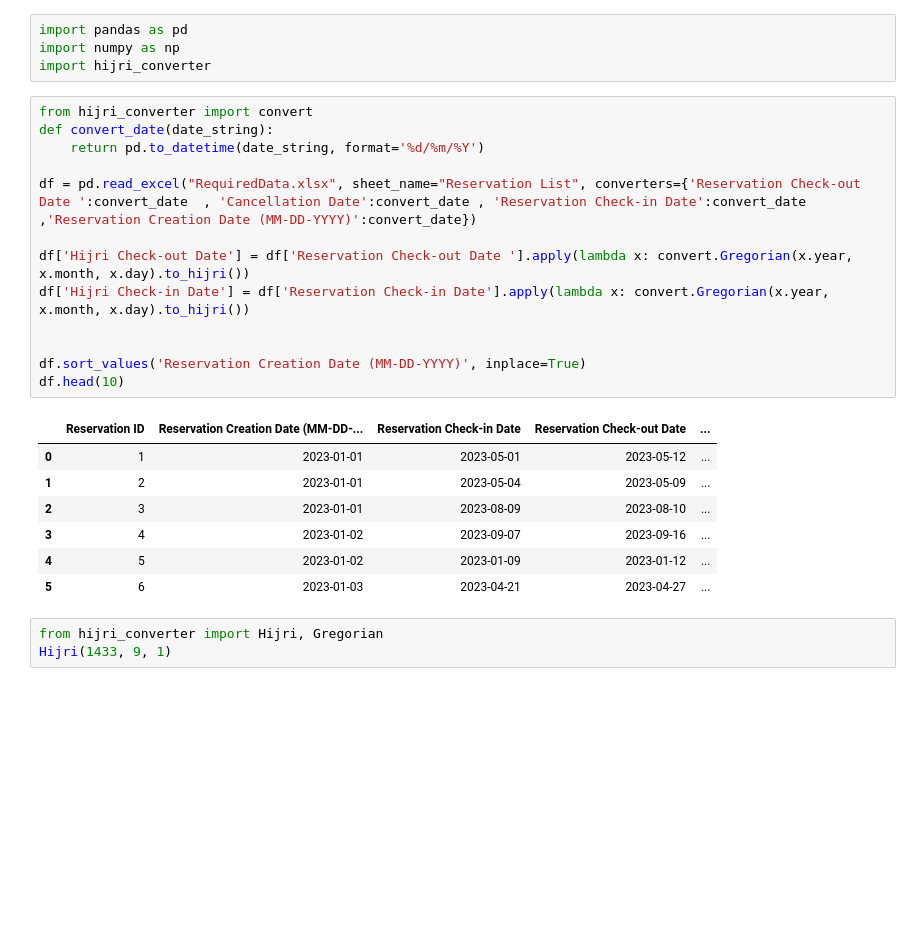
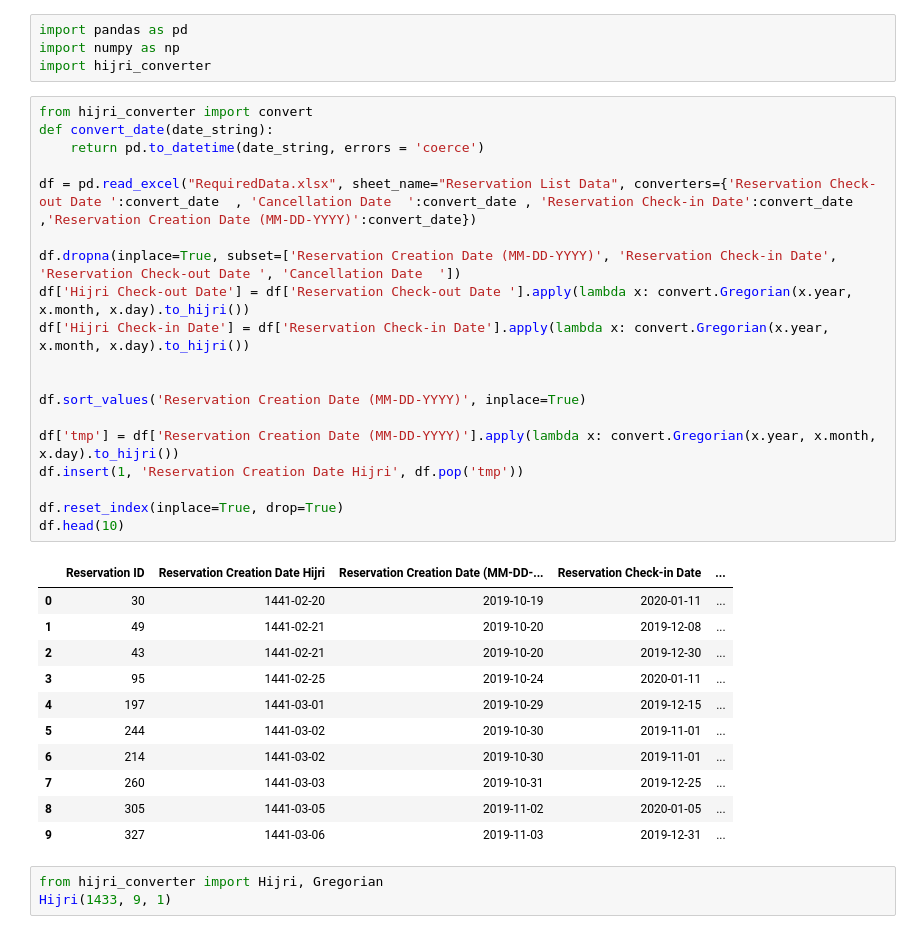
Before and after one commit to Ziadmohamed345/k2s-hotel-reservation, a Jupyter notebook: util-res.ipynb, the cells around one changed output. Saved outputs shown, nothing was run; the diff lists cells and outputs as text; blank space fills up the shorter version.

Commit message:
about to work on real data from 2019 to 2021

```diff
--- a/util-res.ipynb
+++ b/util-res.ipynb
@@ -5,24 +5,34 @@ import hijri_converter
 # %%
 from hijri_converter import convert
 def convert_date(date_string):
-    return pd.to_datetime(date_string, format='%d/%m/%Y')
+    return pd.to_datetime(date_string, errors = 'coerce')
 
-df = pd.read_excel("RequiredData.xlsx", sheet_name="Reservation List", converters={'Reservation Check-out Date ':convert_date  , 'Cancellation Date':convert_date , 'Reservation Check-in Date':convert_date ,'Reservation Creation Date (MM-DD-YYYY)':convert_date})
+df = pd.read_excel("RequiredData.xlsx", sheet_name="Reservation List Data", converters={'Reservation Check-out Date ':convert_date  , 'Cancellation Date  ':convert_date , 'Reservation Check-in Date':convert_date ,'Reservation Creation Date (MM-DD-YYYY)':convert_date})
 
+df.dropna(inplace=True, subset=['Reservation Creation Date (MM-DD-YYYY)', 'Reservation Check-in Date', 'Reservation Check-out Date ', 'Cancellation Date  '])
 df['Hijri Check-out Date'] = df['Reservation Check-out Date '].apply(lambda x: convert.Gregorian(x.year, x.month, x.day).to_hijri())
 df['Hijri Check-in Date'] = df['Reservation Check-in Date'].apply(lambda x: convert.Gregorian(x.year, x.month, x.day).to_hijri())
 
 
 df.sort_values('Reservation Creation Date (MM-DD-YYYY)', inplace=True)
+
+df['tmp'] = df['Reservation Creation Date (MM-DD-YYYY)'].apply(lambda x: convert.Gregorian(x.year, x.month, x.day).to_hijri())
+df.insert(1, 'Reservation Creation Date Hijri', df.pop('tmp'))
+
+df.reset_index(inplace=True, drop=True)
 df.head(10)
 # %% [output]
-|  | Reservation ID | Reservation Creation Date (MM-DD-... | Reservation Check-in Date | Reservation Check-out Date | ... |
-| 0 | 1 | 2023-01-01 | 2023-05-01 | 2023-05-12 | ... |
-| 1 | 2 | 2023-01-01 | 2023-05-04 | 2023-05-09 | ... |
-| 2 | 3 | 2023-01-01 | 2023-08-09 | 2023-08-10 | ... |
-| 3 | 4 | 2023-01-02 | 2023-09-07 | 2023-09-16 | ... |
-| 4 | 5 | 2023-01-02 | 2023-01-09 | 2023-01-12 | ... |
-| 5 | 6 | 2023-01-03 | 2023-04-21 | 2023-04-27 | ... |
+|  | Reservation ID | Reservation Creation Date Hijri | Reservation Creation Date (MM-DD-... | Reservation Check-in Date | ... |
+| 0 | 30 | 1441-02-20 | 2019-10-19 | 2020-01-11 | ... |
+| 1 | 49 | 1441-02-21 | 2019-10-20 | 2019-12-08 | ... |
+| 2 | 43 | 1441-02-21 | 2019-10-20 | 2019-12-30 | ... |
+| 3 | 95 | 1441-02-25 | 2019-10-24 | 2020-01-11 | ... |
+| 4 | 197 | 1441-03-01 | 2019-10-29 | 2019-12-15 | ... |
+| 5 | 244 | 1441-03-02 | 2019-10-30 | 2019-11-01 | ... |
+| 6 | 214 | 1441-03-02 | 2019-10-30 | 2019-11-01 | ... |
+| 7 | 260 | 1441-03-03 | 2019-10-31 | 2019-12-25 | ... |
+| 8 | 305 | 1441-03-05 | 2019-11-02 | 2020-01-05 | ... |
+| 9 | 327 | 1441-03-06 | 2019-11-03 | 2019-12-31 | ... |
 # %%
 from hijri_converter import Hijri, Gregorian
 Hijri(1433, 9, 1)
```
Also changed, not shown: parts of 10 cells of this notebook, 4 other files.
